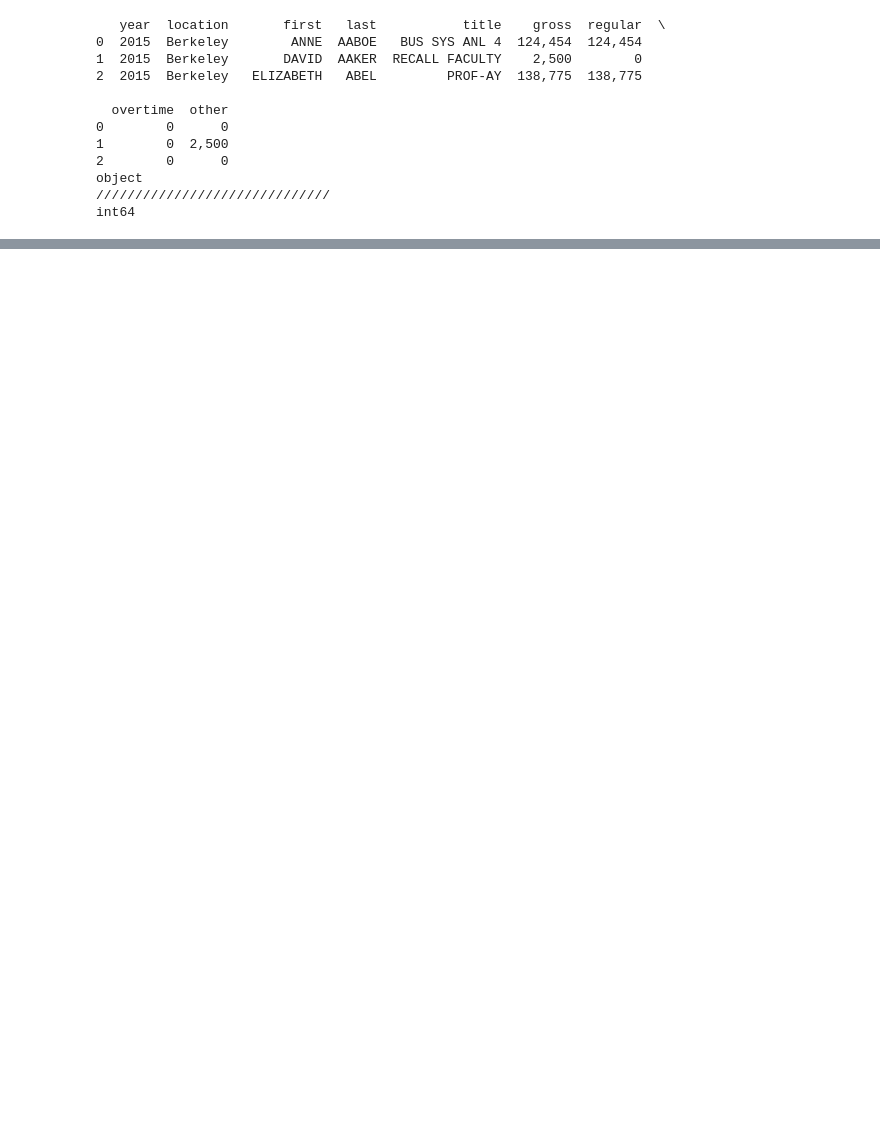
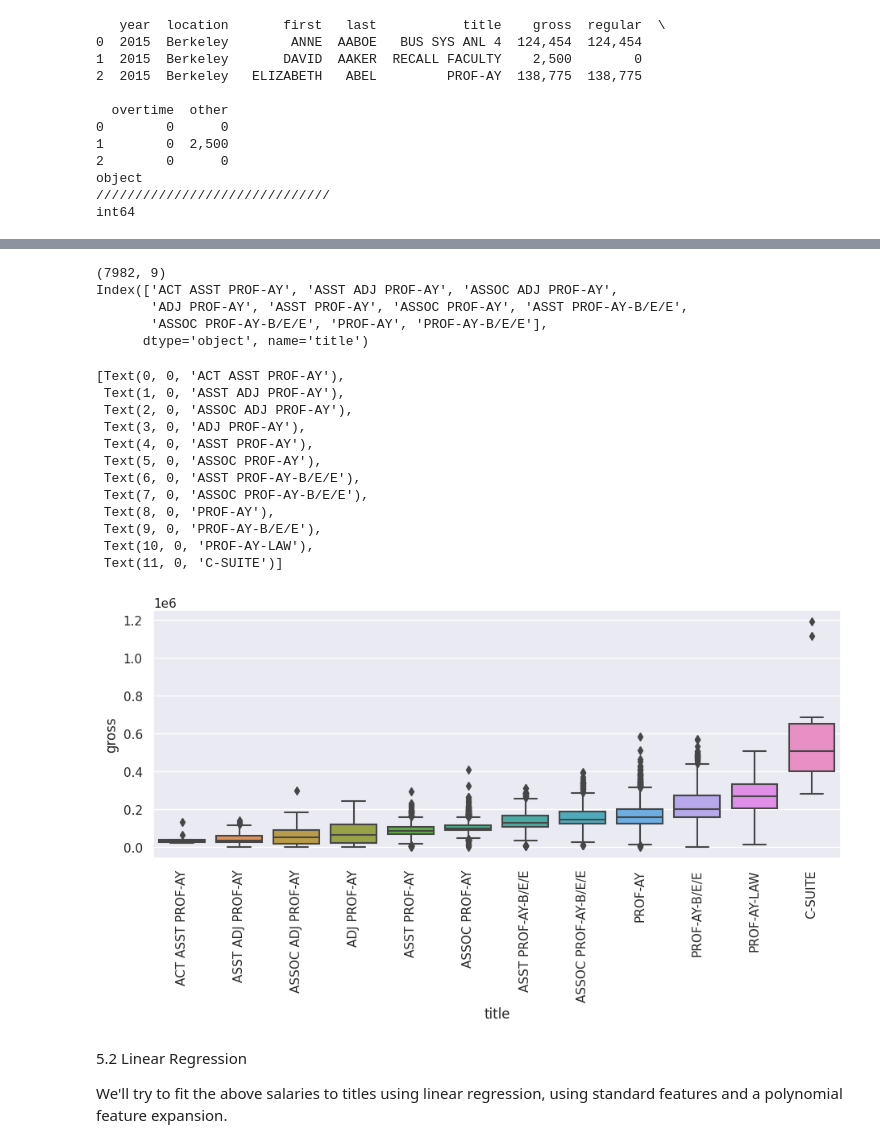
Before and after one commit to Sinchiguano/chicagoUniversity, a Jupyter notebook: week_3_1_features_and_basis_functions.ipynb, the cells around one changed output, grey strips where cells are left out. Drawn from its saved outputs; the diff is of its cells as text; code cells hidden in the pictures; blank space fills up the shorter version.

```diff
--- a/week_3_1_features_and_basis_functions.ipynb
+++ b/week_3_1_features_and_basis_functions.ipynb
@@ -66,0 +68,10 @@ dtype: object
+# %%
+# print(meanSalaries['title'].values[:30])
+df['title']=df['title'].str.replace('.*C[EFM]O.*', 'C-SUITE')
+msdf=pd.DataFrame(df.groupby('title')['gross'].count().reset_index(name='count').sort_values('count', ascending=False))
+print('..................................................')
+print(msdf.head(6))
+
+print('..................................................')
+ms_prof=msdf[(msdf['title'].str.contains('PROF-AY'))|(msdf['title'].str.contains('C-SUITE'))]
+print(ms_prof.head(10))
@@ -66,0 +115,44 @@ dtype: object
+# %%
+titles = [
+          'C-SUITE',
+          'PROF-AY-LAW',
+          'ASST PROF-AY', 'ASSOC PROF-AY', 'PROF-AY',
+          'ASST ADJ PROF-AY', 'ASSOC ADJ PROF-AY', 'ADJ PROF-AY',  'ACT ASST PROF-AY',
+          'PROF-AY-B/E/E', 'ASSOC PROF-AY-B/E/E', 'ASST PROF-AY-B/E/E'
+         ]
+mask=df['title'].isin(titles)
+df_profs=df[mask]
+print(df_profs.shape)
+
+
+df_index=df_profs.groupby('title')['gross'].median().sort_values().index
+print(df_index[:10])
+
+import seaborn as sns
+
+sns.set(rc={'figure.figsize':(11,4)})
+ax=sns.boxplot(x='title',y='gross',data=df_profs,order=df_index)
+ax.set_xticklabels(ax.get_xticklabels(),rotation=90)
+# %% [output]
+(7982, 9)
+Index(['ACT ASST PROF-AY', 'ASST ADJ PROF-AY', 'ASSOC ADJ PROF-AY',
+       'ADJ PROF-AY', 'ASST PROF-AY', 'ASSOC PROF-AY', 'ASST PROF-AY-B/E/E',
+       'ASSOC PROF-AY-B/E/E', 'PROF-AY', 'PROF-AY-B/E/E'],
+      dtype='object', name='title')
+[Text(0, 0, 'ACT ASST PROF-AY'),
+ Text(1, 0, 'ASST ADJ PROF-AY'),
+ Text(2, 0, 'ASSOC ADJ PROF-AY'),
+ Text(3, 0, 'ADJ PROF-AY'),
+ Text(4, 0, 'ASST PROF-AY'),
+ Text(5, 0, 'ASSOC PROF-AY'),
+ Text(6, 0, 'ASST PROF-AY-B/E/E'),
+ Text(7, 0, 'ASSOC PROF-AY-B/E/E'),
+ Text(8, 0, 'PROF-AY'),
+ Text(9, 0, 'PROF-AY-B/E/E'),
+ Text(10, 0, 'PROF-AY-LAW'),
+ Text(11, 0, 'C-SUITE')]
+[figure, added]
+# %% [markdown]
+5.2 Linear Regression
+
+We'll try to fit the above salaries to titles using linear regression, using standard features and a polynomial feature expansion.
```
Also changed, not shown: parts of 9 cells of this notebook.
